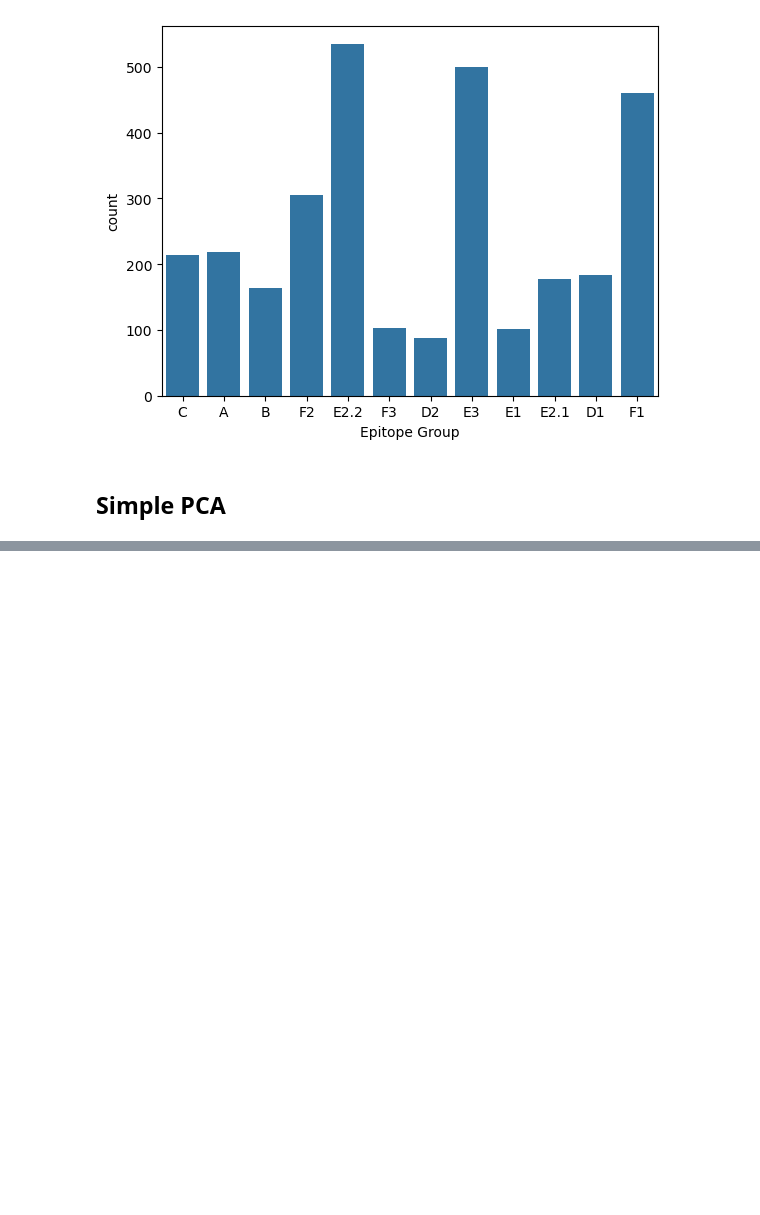
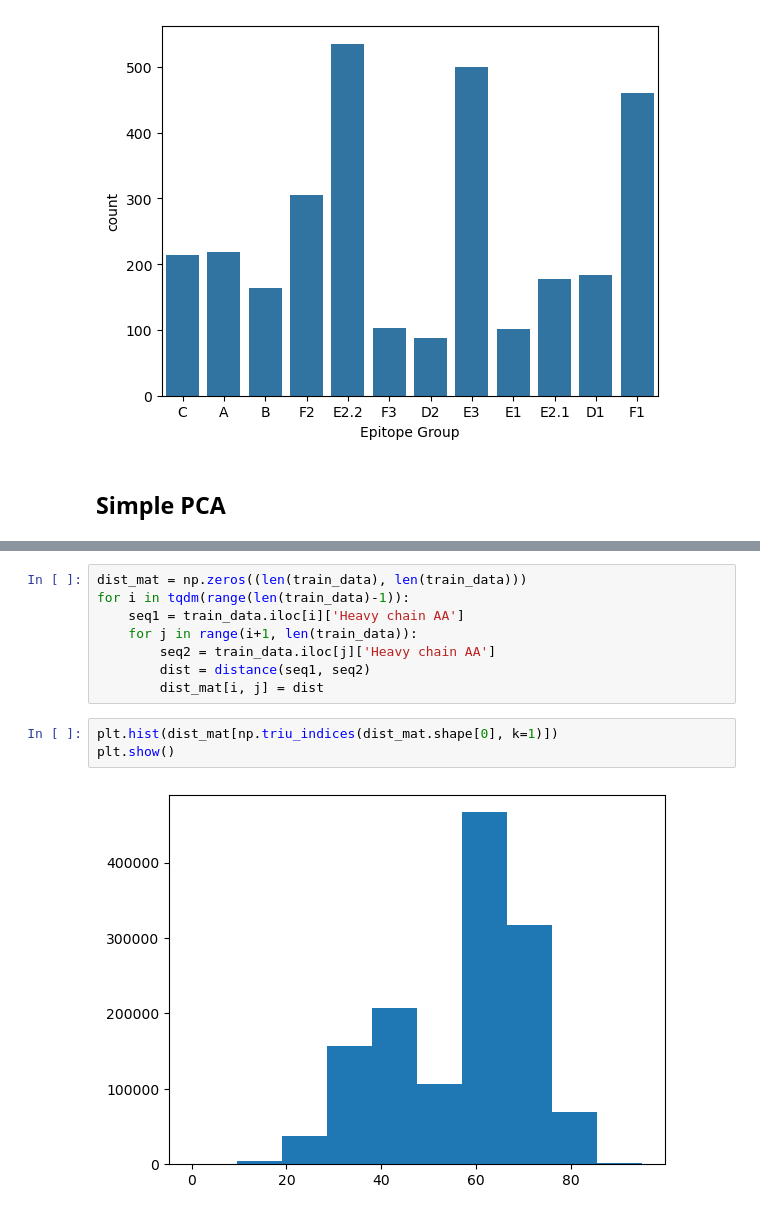
Before and after one commit to JonasBlomquist/AI4ProtEng_AIntibody, a Jupyter notebook: notebooks/data_load.ipynb, the cells around one changed output, grey strips where cells are left out. Drawn from its saved outputs; the diff is of its cells as text; blank space fills up the shorter version.

```diff
--- a/notebooks/data_load.ipynb
+++ b/notebooks/data_load.ipynb
@@ -113,0 +241,13 @@ hc_encodings
+# %%
+dist_mat = np.zeros((len(train_data), len(train_data)))
+for i in tqdm(range(len(train_data)-1)):
+    seq1 = train_data.iloc[i]['Heavy chain AA']
+    for j in range(i+1, len(train_data)):
+        seq2 = train_data.iloc[j]['Heavy chain AA']
+        dist = distance(seq1, seq2)
+        dist_mat[i, j] = dist
+# %%
+plt.hist(dist_mat[np.triu_indices(dist_mat.shape[0], k=1)])
+plt.show()
+# %% [output]
+[figure, added]
```
Also changed, not shown: parts of 24 cells of this notebook.
